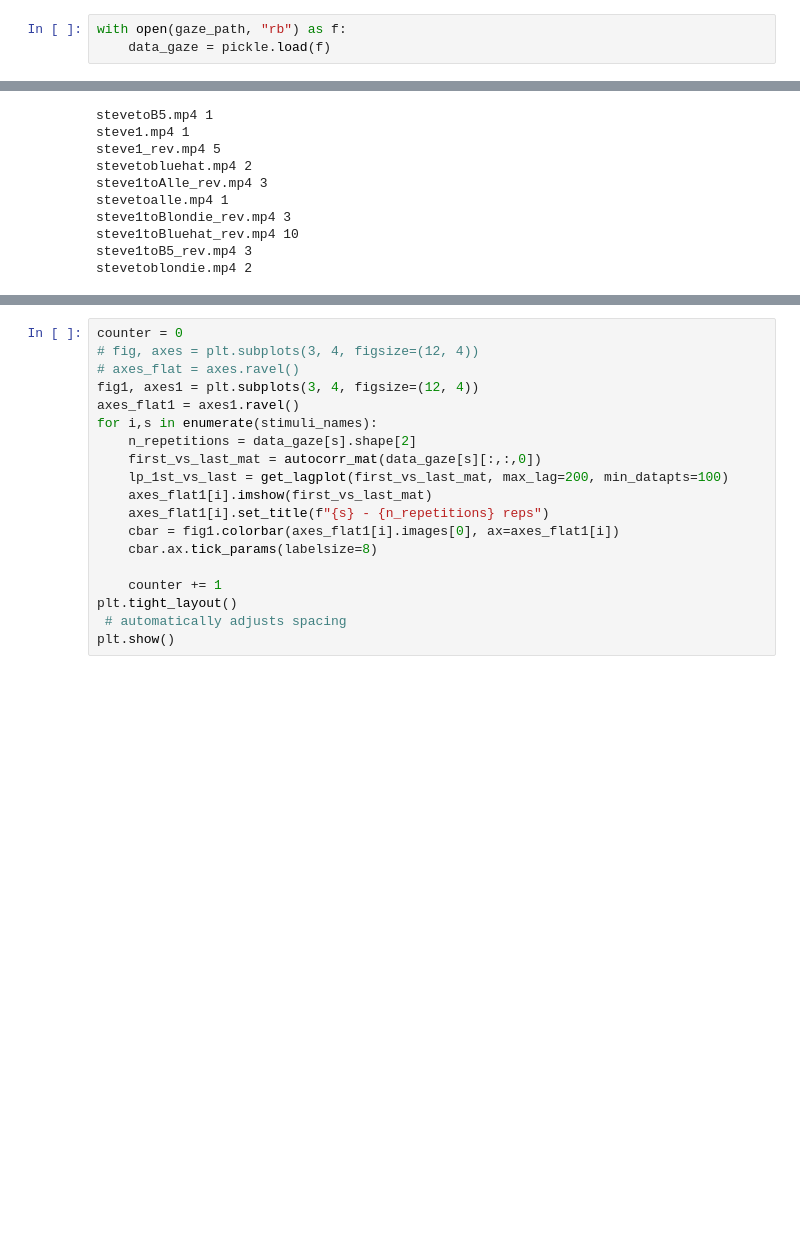
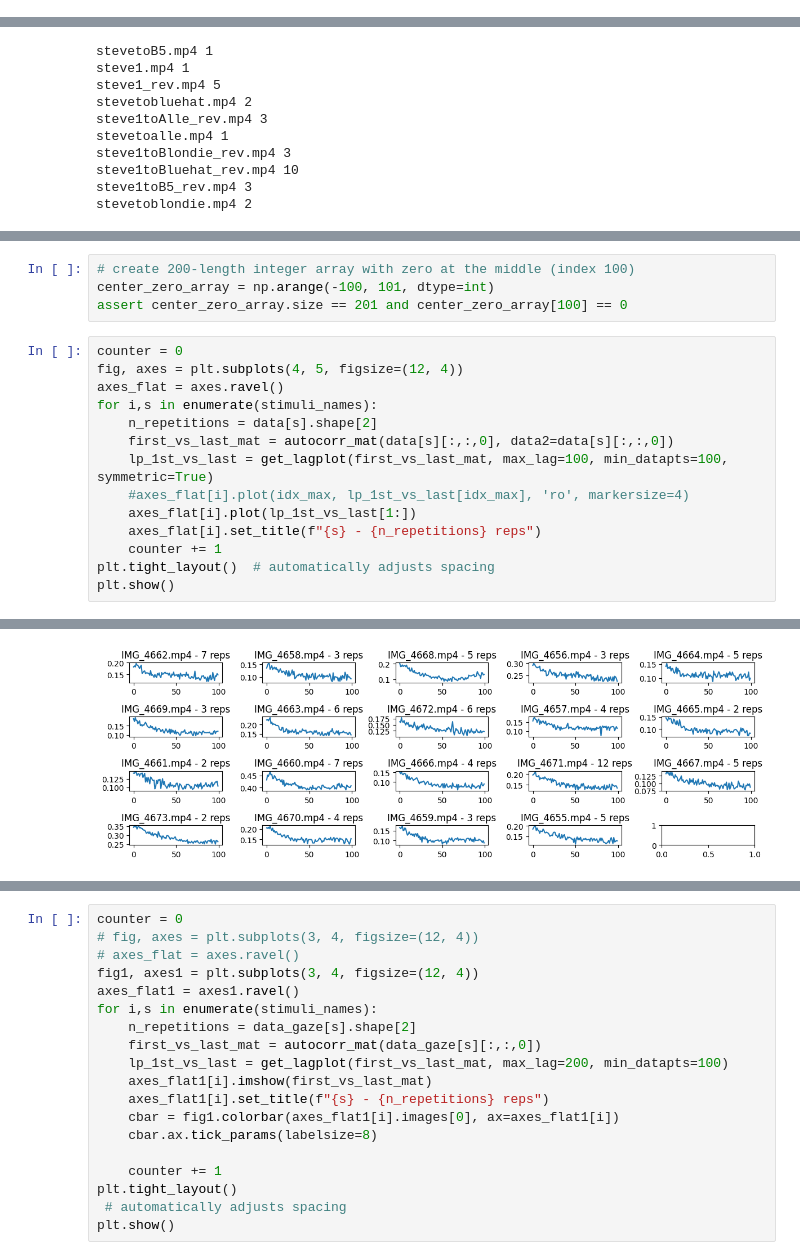
Before and after one commit to TizianoCausin01/temporal_context, a Jupyter notebook: python_scripts/scripts/neural_corr_analyses_dev.ipynb, the cells around one changed output, grey strips where cells are left out. Saved outputs shown, nothing was run; the diff lists cells and outputs as text; blank space fills up the shorter version.

```diff
--- a/python_scripts/scripts/neural_corr_analyses_dev.ipynb
+++ b/python_scripts/scripts/neural_corr_analyses_dev.ipynb
@@ -34,9 +30,6 @@ with open(neural_path, "rb") as f:
     data = pickle.load(f)
 with open(gaze_path, "rb") as f:
     data_gaze = pickle.load(f)
-# %%
-with open(gaze_path, "rb") as f:
-    data_gaze = pickle.load(f)
 # %%
 data_gaze["steve1.mp4"].shape
 # %% [output]
@@ -170,0 +178,19 @@ plt.plot(lp, marker="x")
+# %%
+# create 200-length integer array with zero at the middle (index 100)
+center_zero_array = np.arange(-100, 101, dtype=int)
+assert center_zero_array.size == 201 and center_zero_array[100] == 0
+# %%
+counter = 0
+fig, axes = plt.subplots(4, 5, figsize=(12, 4))
+axes_flat = axes.ravel()
+for i,s in enumerate(stimuli_names):
+    n_repetitions = data[s].shape[2]
+    first_vs_last_mat = autocorr_mat(data[s][:,:,0], data2=data[s][:,:,0])
+    lp_1st_vs_last = get_lagplot(first_vs_last_mat, max_lag=100, min_datapts=100, symmetric=True)
+    #axes_flat[i].plot(idx_max, lp_1st_vs_last[idx_max], 'ro', markersize=4)
+    axes_flat[i].plot(lp_1st_vs_last[1:])
+    axes_flat[i].set_title(f"{s} - {n_repetitions} reps")
+    counter += 1
+plt.tight_layout()  # automatically adjusts spacing
+plt.show()
+# %% [output]
@@ -171,2 +215,3 @@ plt.plot(lp, marker="x")
+[figure, added]
 # %%
 counter = 0
```
Also changed, not shown: parts of 21 cells of this notebook, 16 other files.
